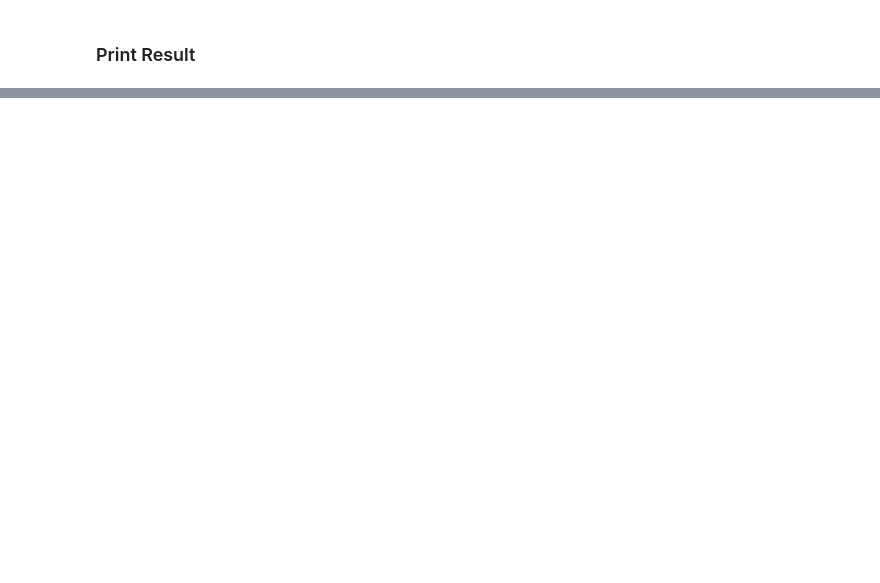
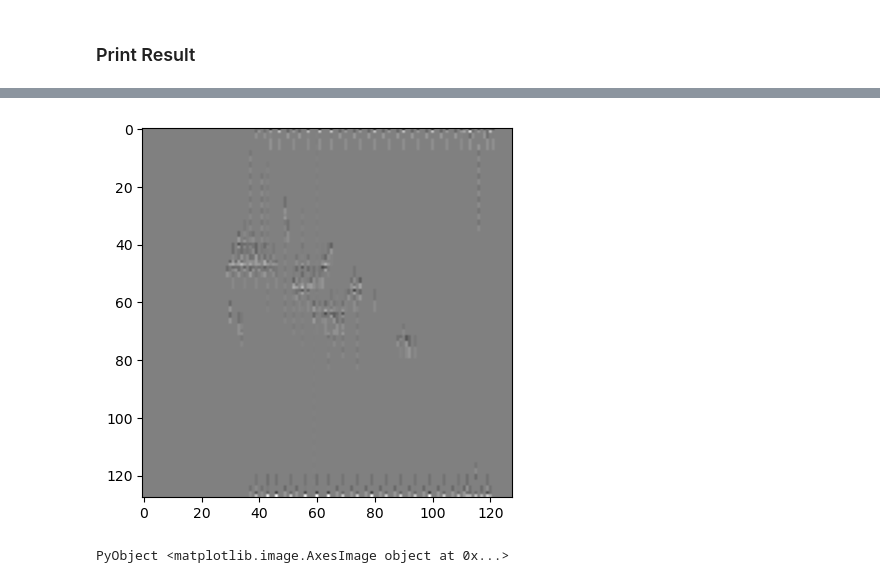
Before and after one commit to e-vic/CPSC536-HW2, a Jupyter notebook: CPSC536M - Homework 2.ipynb, the cells around one changed output, grey strips where cells are left out. Cells and saved outputs as stored; diff of their text form; code cells hidden in the pictures; blank space fills up the shorter version.

```diff
--- a/CPSC536M - Homework 2.ipynb
+++ b/CPSC536M - Homework 2.ipynb
@@ -341,0 +363,5 @@ Gray.(X)
+# %%
+imshow(X,cmap="binary")
+# %% [output]
+[figure, added]
+PyObject <matplotlib.image.AxesImage object at 0x...>
```
Also changed, not shown: parts of 6 cells of this notebook.
